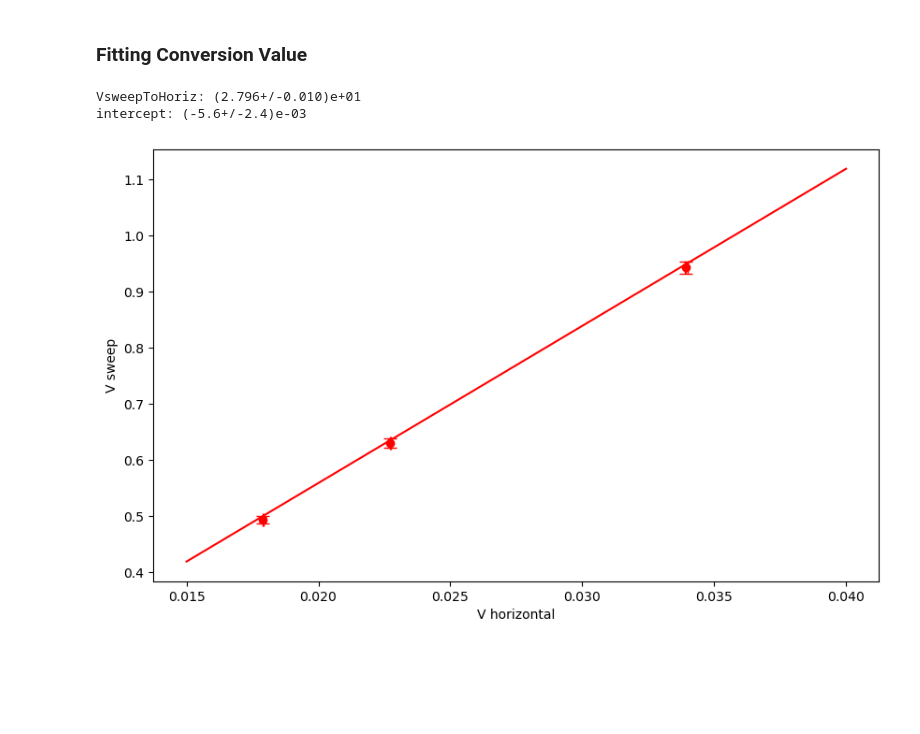
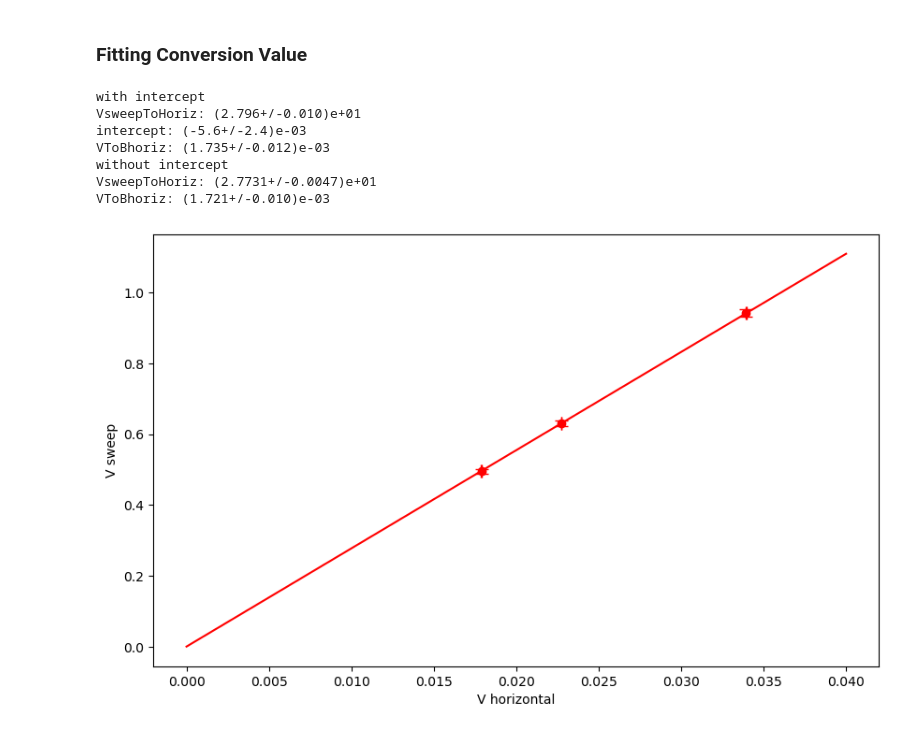
Before and after one commit to MarkZhit/PHYS409-Optical_Pumping, a Jupyter notebook: BhorizCalibration.ipynb, the cells around one changed output. Saved outputs shown, nothing was run; the diff lists cells and outputs as text; code cells hidden in the pictures; blank space fills up the shorter version.

```diff
--- a/BhorizCalibration.ipynb
+++ b/BhorizCalibration.ipynb
@@ -675,19 +675,44 @@ output = my_odr.run()
 VsweepToHoriz = ufloat(output.beta[0],output.sd_beta[0])
 intercept = ufloat(output.beta[1],output.sd_beta[1])
 
+print("with intercept")
 print(f"VsweepToHoriz: {VsweepToHoriz:.2ue}")
 print(f"intercept: {intercept:.2ue}")
+VToBhoriz = VsweepToHoriz * VtoB
+print(f"VToBhoriz: {VToBhoriz:.2ue}")
+
+
+quad_model = odr.Model(linear_0intercept)
+
+my_data = odr.RealData(Vhoriz, Vsweep, sy=uVsweep, sx=uVhoriz)
+
+p0 = [1]
+my_odr = odr.ODR(my_data, quad_model, beta0=p0)
+
+output = my_odr.run()
+
+VsweepToHoriz = ufloat(output.beta[0],output.sd_beta[0])
+
+print("without intercept")
+print(f"VsweepToHoriz: {VsweepToHoriz:.2ue}")
+VToBhoriz = VsweepToHoriz * VtoB
+print(f"VToBhoriz: {VToBhoriz:.2ue}")
 # %% [output]
+with intercept
 VsweepToHoriz: (2.796+/-0.010)e+01
 intercept: (-5.6+/-2.4)e-03
+VToBhoriz: (1.735+/-0.012)e-03
+without intercept
+VsweepToHoriz: (2.7731+/-0.0047)e+01
+VToBhoriz: (1.721+/-0.010)e-03
 # %%
-xFullAxis = np.linspace(0.015,0.04)
+xFullAxis = np.linspace(0,0.04)
 
 plt.figure(figsize=(10, 6))
 plt.errorbar(Vhoriz, Vsweep, yerr=uVsweep, xerr=uVhoriz, capsize=5, label='V relationship data', fmt='o', color='red')
 plt.plot(xFullAxis, linear([VsweepToHoriz.n], xFullAxis), label='relationship fit', color='red')
 plt.ylabel('V sweep')
 plt.xlabel('V horizontal')
 plt.savefig("figures/" + savename, dpi=300)
 # %% [output]
-[figure, old version]
+[figure, new version]
```
Also changed, not shown: 4 other files.
